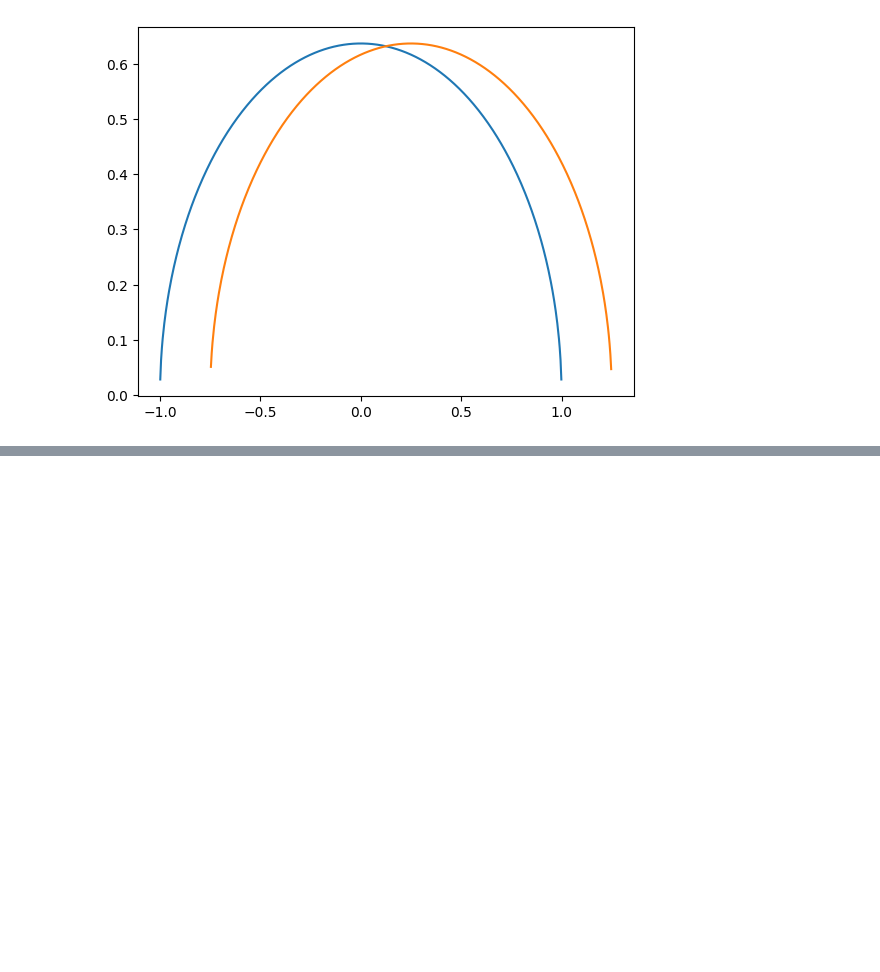
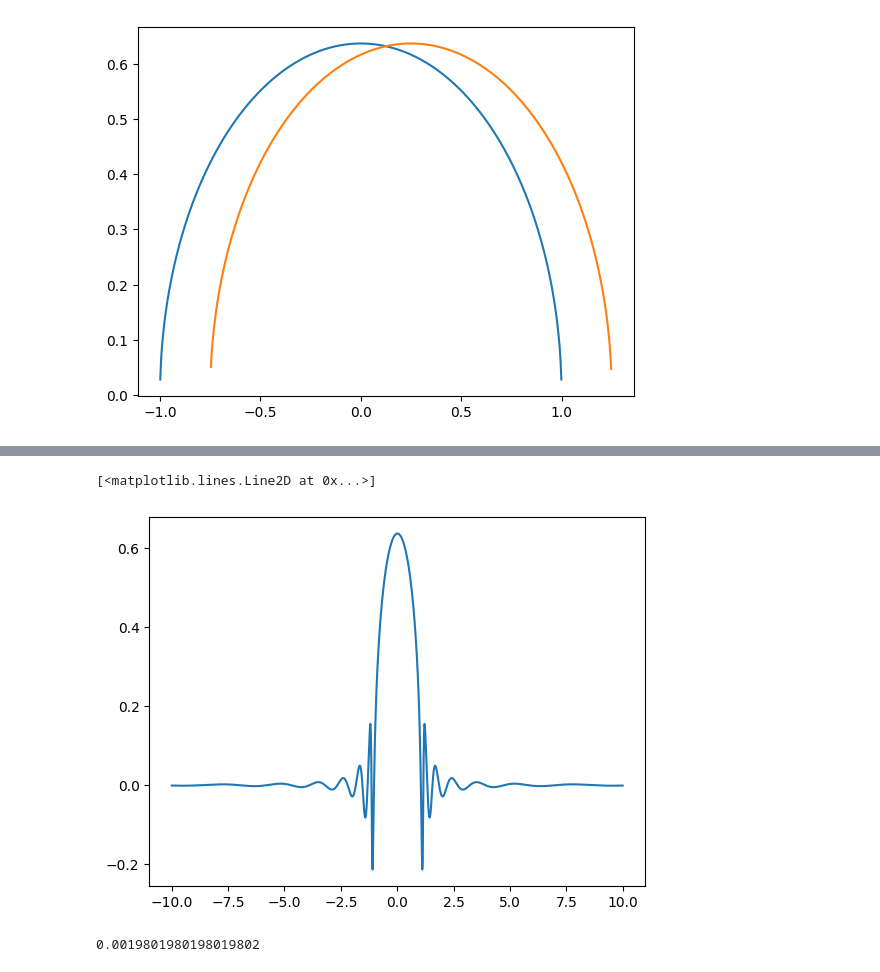
Before and after one commit to fzanichelli001/dmft_from_scratch, a Jupyter notebook: 241123.ipynb, the cells around one changed output, grey strips where cells are left out. Saved outputs shown, nothing was run; the diff lists cells and outputs as text; code cells hidden in the pictures; blank space fills up the shorter version.

```diff
--- a/241123.ipynb
+++ b/241123.ipynb
@@ -113,0 +233,31 @@ def iterative_perturbation_theory_impurity_solver(impurity_non_int_greens_func,
+# %%
+# gf on matzubara freq
+gf_non_int_matz=2/(D**2) * (iomega - np.sqrt(iomega**2-D**2, dtype=complex))
+gf_non_int_real_freq = pade_analytic_contituation(wn=iomega.imag, gf=gf_non_int_matz.reshape((1,N_iomega)))[0]
+# %%
+plt.plot(energy, -gf_non_int_real_freq.imag/np.pi)
+# %% [output]
+[<matplotlib.lines.Line2D at 0x...>]
+[figure, added]
+# %%
+# try again step 2:
+N = 505
+omega_n=np.pi/beta*(2*np.array(range(-N,N))+1)
+
+def get_Gloc(density_of_states,omega_n):
+
+    t=D
+    sigma_imp=0.
+    eps=np.linspace(-t,t,len(omega_n))
+    rho = density_of_states(eps,D)
+
+    Gloc=np.zeros(len(omega_n))+0*1j
+    d_eps=(eps[-1]-eps[0])/len(eps)
+    print(d_eps)
+    for i in range(len(eps)):
+        Gloc += rho[i]/(omega_n-eps[i]-sigma_imp)*d_eps
+    return Gloc
+
+Gloc=get_Gloc(density_of_states=density_of_states_behte_non_int,omega_n=1j*omega_n)
+# %% [output]
+0.0019801980198019802
```
Also changed, not shown: parts of 9 cells of this notebook, 1 other file.
